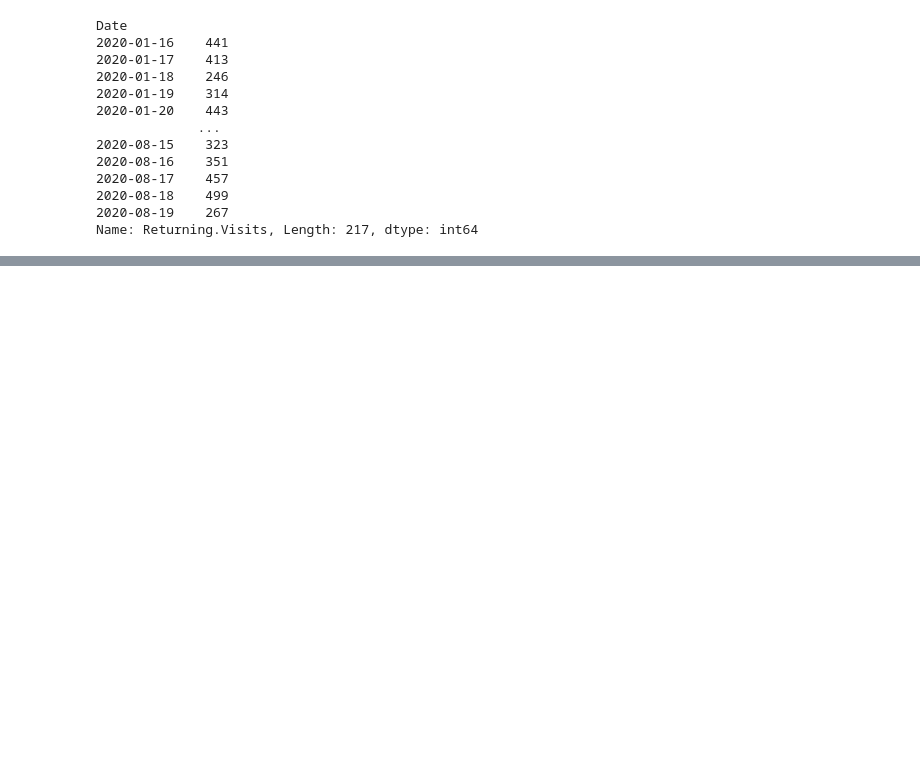
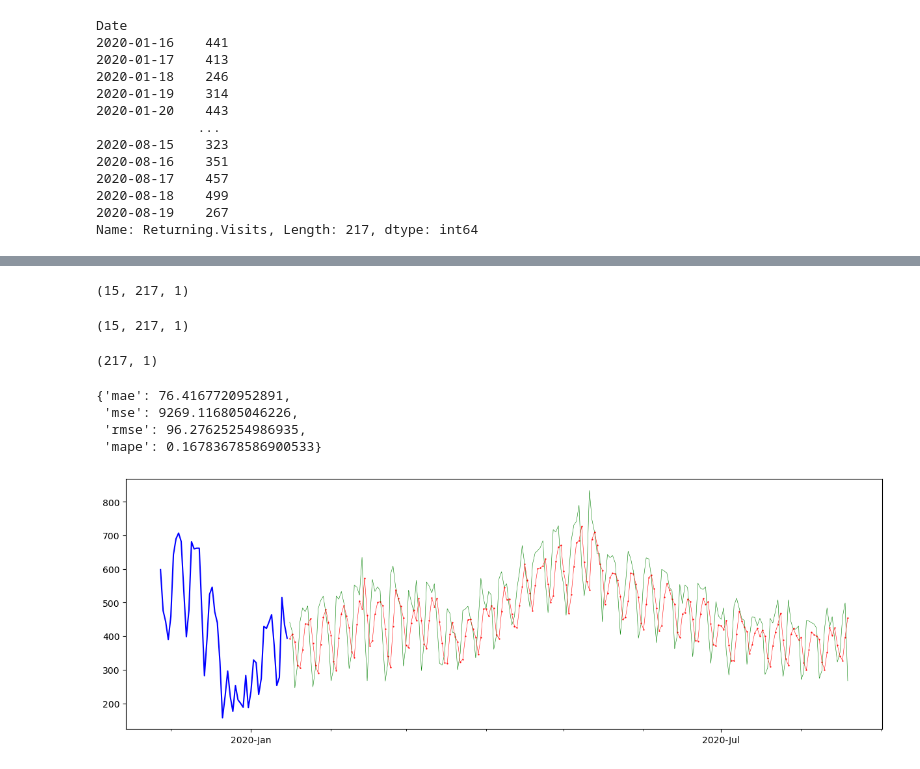
Before and after one commit to poolGolez/project-roosevelt, a Jupyter notebook: forecast-your-site-visits.ipynb, the cells around one changed output, grey strips where cells are left out. Drawn from its saved outputs; the diff is of its cells as text; code cells hidden in the pictures; blank space fills up the shorter version.

```diff
--- a/forecast-your-site-visits.ipynb
+++ b/forecast-your-site-visits.ipynb
@@ -783,0 +786,22 @@ MODEL_METRICS
+# %%
+def build_model_5(n_models, loss_fns):
+    models = []
+    for loss_fn in loss_fns:
+        print(f"Training {n_models} models for {loss_fn} loss...")
+        for i in range(n_models):
+            model = Sequential([
+                Input(shape=(WINDOW_SIZE,)),
+                Lambda(lambda x: tf.expand_dims(x, axis=1)),
+                GRU(128, activation='relu'),
+                Dense(1, activation='linear')
+            ])
+
+            model.compile(loss=loss_fn, optimizer=tf.keras.optimizers.Adam())
+            models.append(model)
+
+
+    return models
+
+
+model_5 = build_model_5(n_models=5, loss_fns=['mae', 'mse', 'mape'])
+model_5
@@ -783,0 +845,4 @@ MODEL_METRICS
+# %%
+for i, model in enumerate(model_5):
+    print(f"Training model {i+1} out of {len(model_5)} models")
+    model.fit(train_dataset, epochs=5, verbose=0)
@@ -783,0 +865,33 @@ MODEL_METRICS
+# %%
+def ensemble_prediction(models):
+    predictions = []
+    for model in models:
+        pred = model.predict(test_dataset, verbose=0)
+        predictions.append(pred)
+
+    return np.array(predictions)
+
+model_5_all_preds = ensemble_prediction(model_5)
+model_5_all_preds.shape
+# %% [output]
+(15, 217, 1)
+# %%
+model_5_all_preds.shape
+# %% [output]
+(15, 217, 1)
+# %%
+def aggregate_ensemble_predictions(predictions):
+    return tf.reduce_mean(predictions, axis=0).numpy()
+
+model_5_preds = aggregate_ensemble_predictions(model_5_all_preds)
+model_5_preds.shape
+# %% [output]
+(217, 1)
+# %%
+evaluate_model_predictions(y_true, model_5_preds, 'model_5 (ensemble)')
+# %% [output]
+{'mae': 76.4167720952891,
+ 'mse': 9269.116805046226,
+ 'rmse': 96.27625254986935,
+ 'mape': 0.16783678586900533}
+[figure, added]
```
Also changed, not shown: parts of 14 cells of this notebook.
